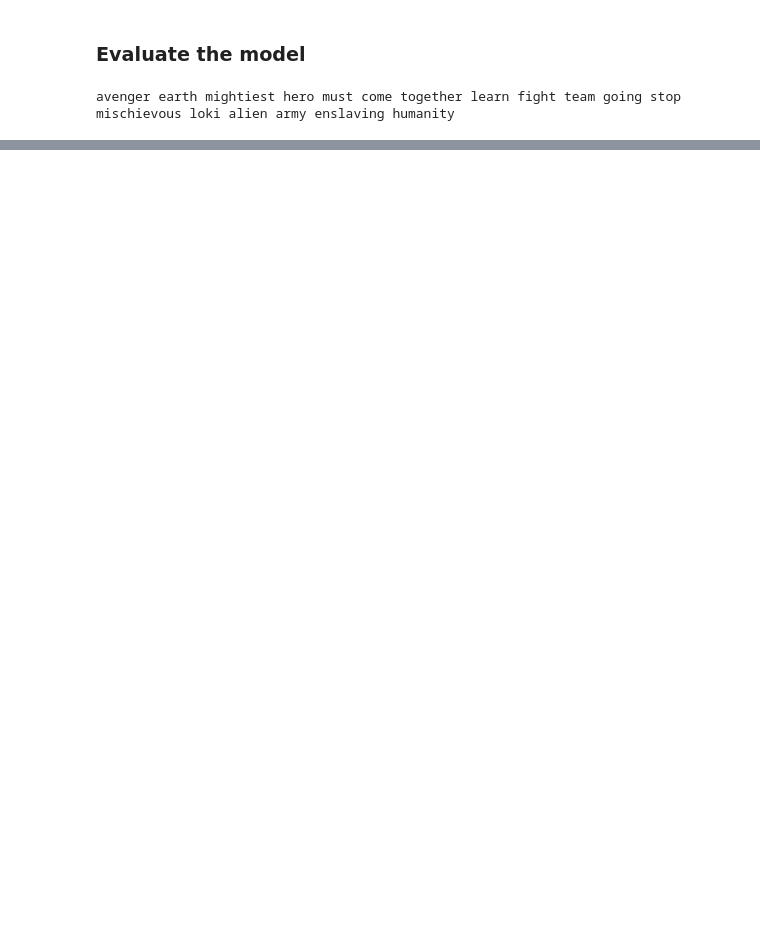
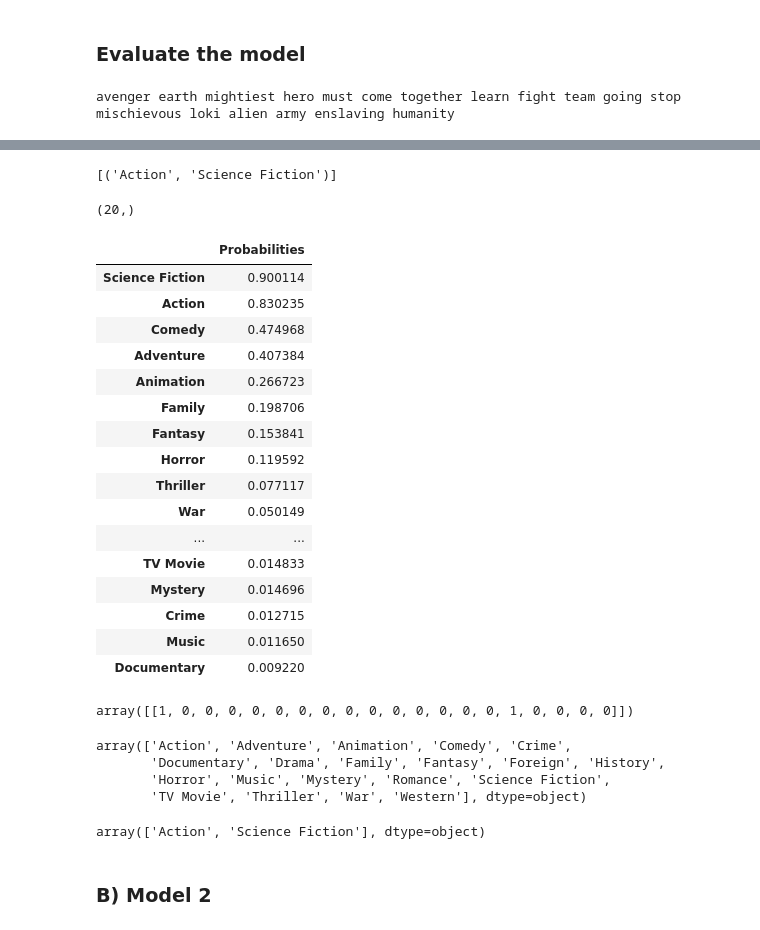
Before and after one commit to alexandrosanat/movie-genre-prediction, a Jupyter notebook: model_training.ipynb, the cells around one changed output, grey strips where cells are left out. Saved outputs shown, nothing was run; the diff lists cells and outputs as text; code cells hidden in the pictures; blank space fills up the shorter version.

Commit message:
Prediction in app

```diff
--- a/model_training.ipynb
+++ b/model_training.ipynb
@@ -288,0 +299,31 @@ multilabel_binarizer.inverse_transform(y_hat)
+# %%
+multilabel_binarizer.inverse_transform(y_hat)
+# %% [output]
+[('Action', 'Science Fiction')]
+# %%
+multilabel_binarizer.classes_.shape
+# %% [output]
+(20,)
+# %%
+probabilities = clf.predict_proba(feature)
+probabilities_df = pd.DataFrame(probabilities, index=['Probabilities'], columns=multilabel_binarizer.classes_).T
+# %%
+probabilities_df.sort_values(by='Probabilities', ascending=False)
+# %% [output]
+|  | Probabilities |
+| Science Fiction | 0.900114 |
+| Action | 0.830235 |
+| Comedy | 0.474968 |
+| Adventure | 0.407384 |
+| Animation | 0.266723 |
+| Family | 0.198706 |
+| Fantasy | 0.153841 |
+| Horror | 0.119592 |
+| Thriller | 0.077117 |
+| War | 0.050149 |
+| ... | ... |
+| TV Movie | 0.014833 |
+| Mystery | 0.014696 |
+| Crime | 0.012715 |
+| Music | 0.011650 |
+| Documentary | 0.009220 |
@@ -288,0 +333,17 @@ multilabel_binarizer.inverse_transform(y_hat)
+# %%
+top_genres
+# %% [output]
+array([[1, 0, 0, 0, 0, 0, 0, 0, 0, 0, 0, 0, 0, 0, 0, 1, 0, 0, 0, 0]])
+# %%
+multilabel_binarizer.classes_
+# %% [output]
+array(['Action', 'Adventure', 'Animation', 'Comedy', 'Crime',
+       'Documentary', 'Drama', 'Family', 'Fantasy', 'Foreign', 'History',
+       'Horror', 'Music', 'Mystery', 'Romance', 'Science Fiction',
+       'TV Movie', 'Thriller', 'War', 'Western'], dtype=object)
+# %%
+multilabel_binarizer.classes_[top_genres[0] > 0]
+# %% [output]
+array(['Action', 'Science Fiction'], dtype=object)
+# %% [markdown]
+### B) Model 2
```
Also changed, not shown: parts of 21 cells of this notebook, 4 other files.
